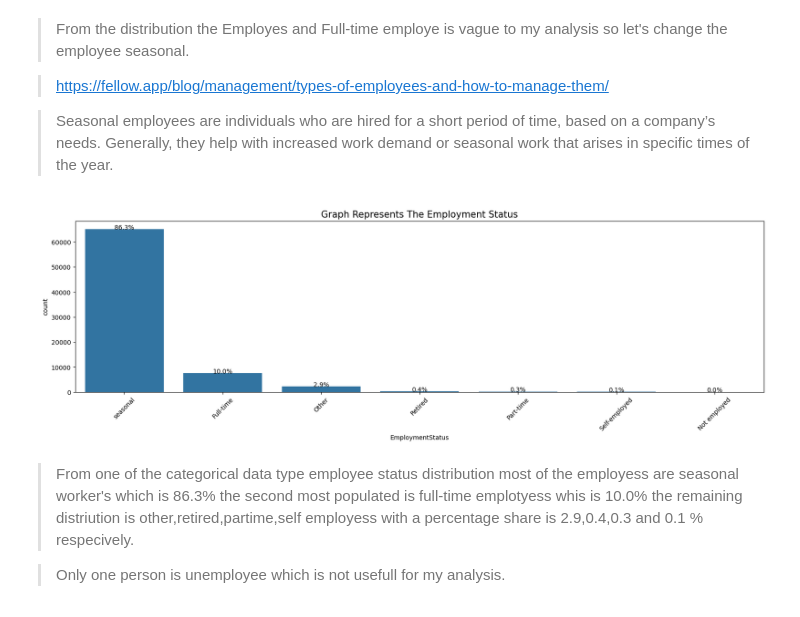
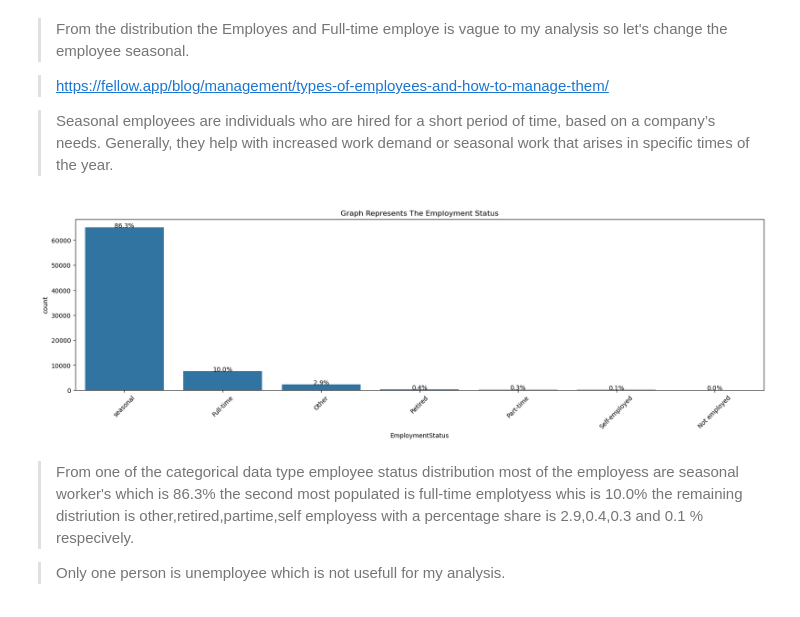
Before and after one commit to Xmuluneh/Project_lone, a Jupyter notebook: Part_I_exploration.ipynb, the cells around one changed output. Saved outputs shown, nothing was run; the diff lists cells and outputs as text; code cells hidden in the pictures.

```diff
--- a/Part_I_exploration.ipynb
+++ b/Part_I_exploration.ipynb
@@ -252,3 +254,19 @@ Name: EmploymentStatus, dtype: int64
+# %%
+def barPlot(data,x,title):
+    """Plotting represents the categorical variables."""
+    base_color = sns.color_palette()[0]
+    order_index = data[x].value_counts().index
+    sns.countplot(data= df_new,x=x,color = base_color,order=order_index);
+    type_count = data[x].value_counts()
+    n_count = data[x].value_counts().sum()
+    key, value = plt.xticks(rotation=45)
+    for v, k in zip(key, value):
+        label = type_count[k.get_text()]
+        pct_string ='{:0.1f}%'.format(100*label/n_count)
+        plt.text(v,label+1,pct_string,ha='center');
+    from matplotlib import rcParams
+    rcParams['figure.figsize']= 20,5
+    plt.title(title);
 # %% [markdown]
 ## Employment Status Distribution
 # %%
@@ -280,23 +285,8 @@ plt.title("Graph Represents The Employment Status");
 df_new['EmploymentStatus'] = df_new['EmploymentStatus'].replace(['Employed'],'seasonal')
-# %%
-# plot the EmploymentStatus distribution.
-plt.figure(figsize=[20,5])
-base_color = sns.color_palette()[0]
-order_index = df_new['EmploymentStatus'].value_counts().index
-sns.countplot(data= df_new,x='EmploymentStatus',color = base_color,order=order_index);
-type_count = df_new['EmploymentStatus'].value_counts()
-n_count = df_new['EmploymentStatus'].value_counts().sum()
-key, value = plt.xticks(rotation=45)
-# iterate using ziP()function
-for v, k in zip(key, value):
-    label = type_count[k.get_text()]
-    pct_string ='{:0.1f}%'.format(100*label/n_count)
-    plt.text(v,label+1,pct_string,ha='center');
-from matplotlib import rcParams
-rcParams['figure.figsize']= 20,5
-plt.title("Graph Represents The Employment Status",fontsize=15);
-# %% [output]
-[figure, removed]
+# %%
+barPlot(data=df_new,x='EmploymentStatus',title="Graph Represents The Employment Status")
+# %% [output]
+[figure, added]
 # %% [markdown]
 > From  one of the categorical data type employee status distribution most of the employess are seasonal worker's which is 86.3% the second most populated is full-time emplotyess whis is 10.0% the remaining distriution is other,retired,partime,self employess with a percentage share is 2.9,0.4,0.3 and 0.1 % respecively.
 
```
Also changed, not shown: parts of 13 cells of this notebook.
